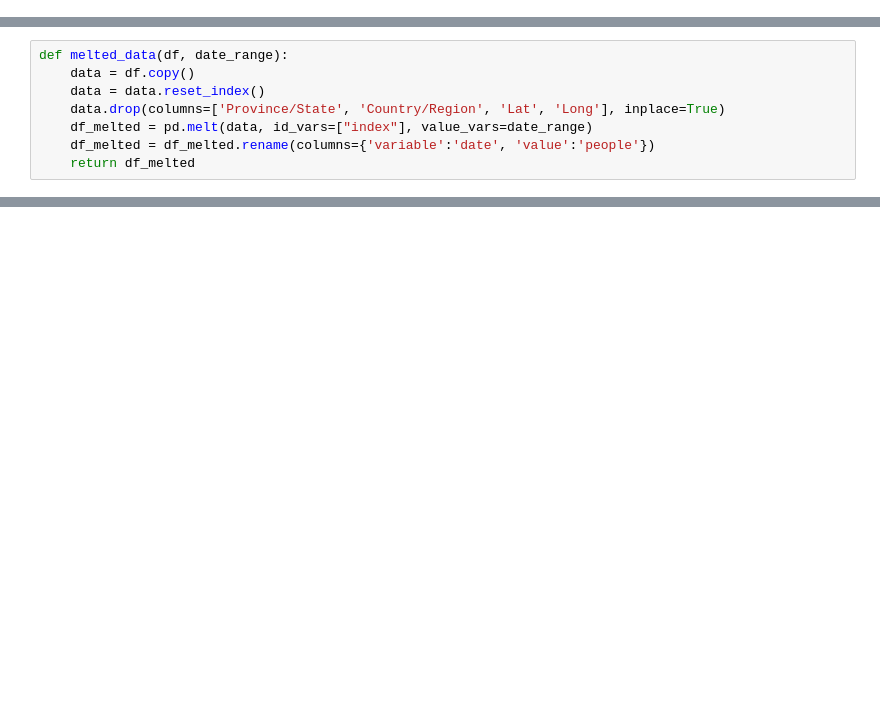
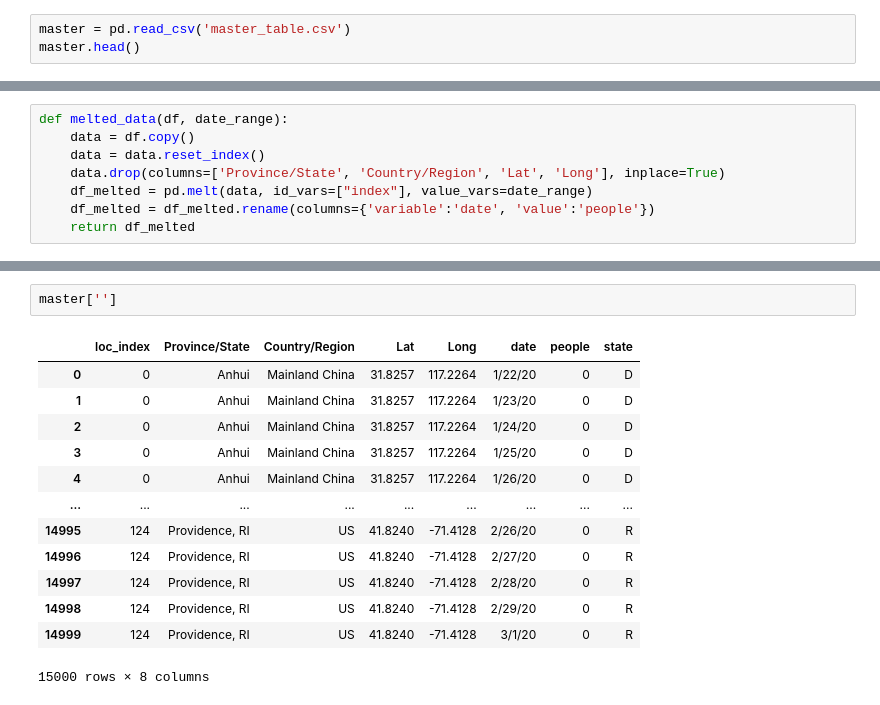
Before and after one commit to accidentallydoesnotwork/covid-19-visualize-GDS-bigquery-, a Jupyter notebook: covid.ipynb, the cells around one changed output, grey strips where cells are left out. Cells and saved outputs as stored; diff of their text form; blank space fills up the shorter version.

```diff
--- a/covid.ipynb
+++ b/covid.ipynb
@@ -94,0 +76,3 @@ def get_data():
+# %%
+master = pd.read_csv('master_table.csv')
+master.head()
@@ -217,0 +116,16 @@ Name: Country/Region, dtype: int64
+# %%
+master['']
+# %% [output]
+|  | loc_index | Province/State | Country/Region | Lat | Long | date | people | state |
+| 0 | 0 | Anhui | Mainland China | 31.8257 | 117.2264 | 1/22/20 | 0 | D |
+| 1 | 0 | Anhui | Mainland China | 31.8257 | 117.2264 | 1/23/20 | 0 | D |
+| 2 | 0 | Anhui | Mainland China | 31.8257 | 117.2264 | 1/24/20 | 0 | D |
+| 3 | 0 | Anhui | Mainland China | 31.8257 | 117.2264 | 1/25/20 | 0 | D |
+| 4 | 0 | Anhui | Mainland China | 31.8257 | 117.2264 | 1/26/20 | 0 | D |
+| ... | ... | ... | ... | ... | ... | ... | ... | ... |
+| 14995 | 124 | Providence, RI | US | 41.8240 | -71.4128 | 2/26/20 | 0 | R |
+| 14996 | 124 | Providence, RI | US | 41.8240 | -71.4128 | 2/27/20 | 0 | R |
+| 14997 | 124 | Providence, RI | US | 41.8240 | -71.4128 | 2/28/20 | 0 | R |
+| 14998 | 124 | Providence, RI | US | 41.8240 | -71.4128 | 2/29/20 | 0 | R |
+| 14999 | 124 | Providence, RI | US | 41.8240 | -71.4128 | 3/1/20 | 0 | R |
+15000 rows × 8 columns
```
Also changed, not shown: parts of 36 cells of this notebook, 3 other files.
